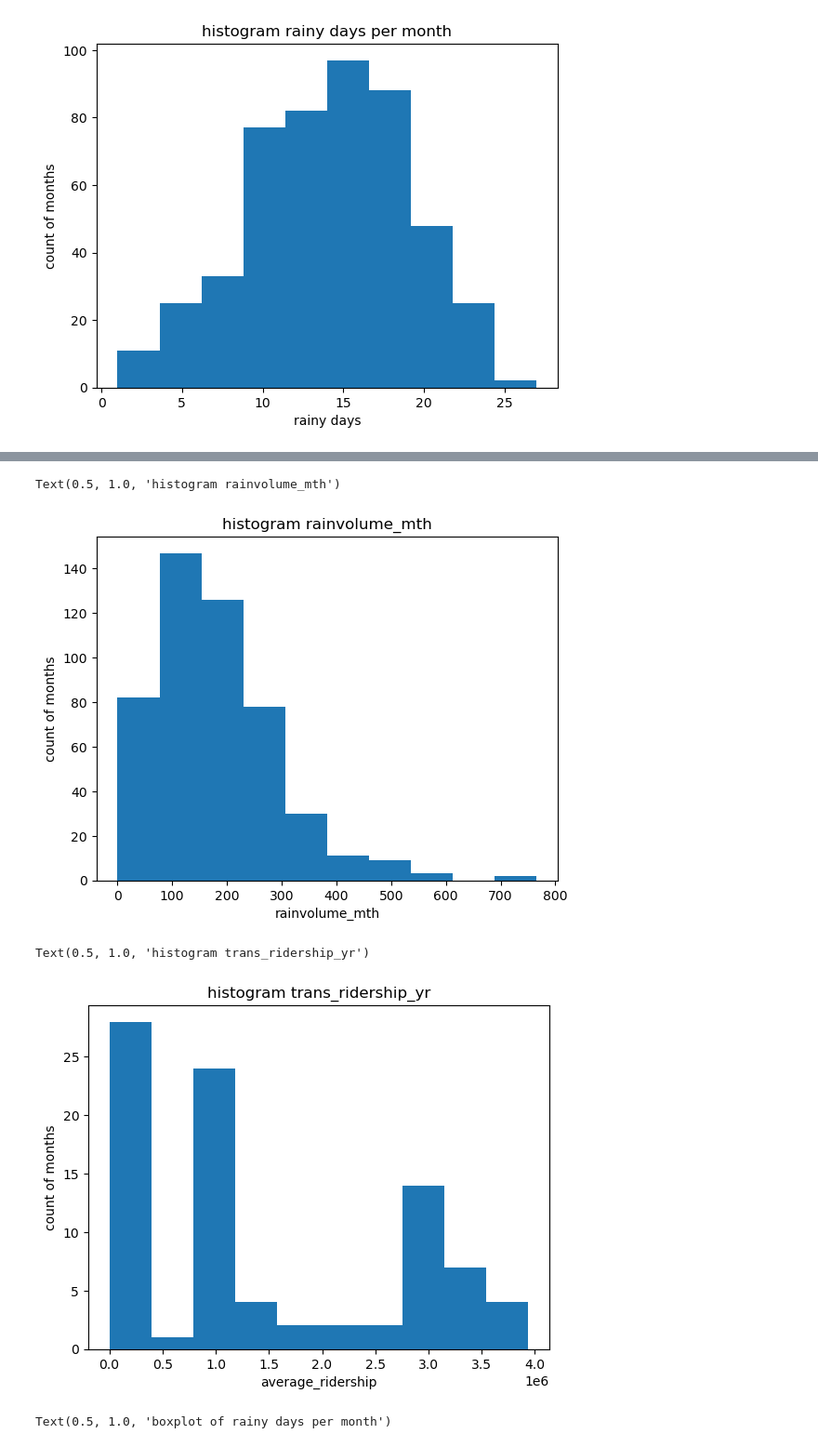
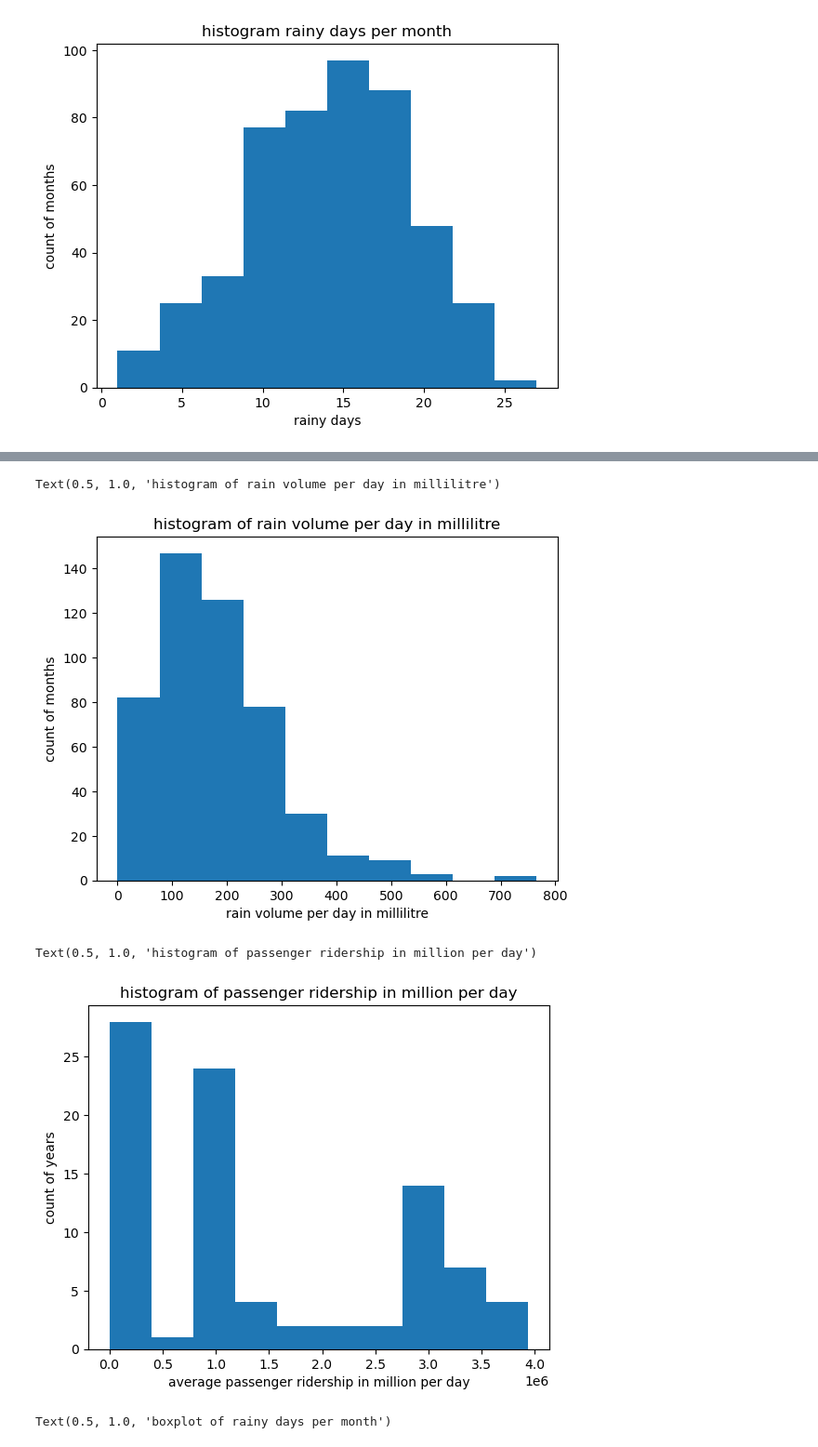
Before and after one commit to Kamlarp/project_1, a Jupyter notebook: Technical Report.ipynb, the cells around one changed output, grey strips where cells are left out. Shown: that part at 93% size. Drawn from its saved outputs; the diff is of its cells as text; code cells hidden in the pictures.

```diff
--- a/Technical Report.ipynb
+++ b/Technical Report.ipynb
@@ -956,21 +954,21 @@ Text(0.5, 1.0, 'histogram maximum_rainfall_in_a_day')
 # %%
 # 2. Visualize distributions using histograms. If you have a lot, consider writing a custom function and use subplots.
 plt.hist(rainvolume_mth['total_rainfall'], bins = 10)
-plt.xlabel("rainvolume_mth")
+plt.xlabel("rain volume per day in millilitre")
 plt.ylabel("count of months")
-plt.title('histogram rainvolume_mth')
+plt.title('histogram of rain volume per day in millilitre')
 # %% [output]
-Text(0.5, 1.0, 'histogram rainvolume_mth')
+Text(0.5, 1.0, 'histogram of rain volume per day in millilitre')
-[figure, old version]
+[figure, new version]
 # %%
 # 2. Visualize distributions using histograms. If you have a lot, consider writing a custom function and use subplots.
 plt.hist(trans_ridership_yr['average_ridership'], bins = 10)
-plt.xlabel("average_ridership")
-plt.ylabel("count of months")
-plt.title('histogram trans_ridership_yr')
+plt.xlabel("average passenger ridership in million per day")
+plt.ylabel("count of years")
+plt.title('histogram of passenger ridership in million per day')
 # %% [output]
-Text(0.5, 1.0, 'histogram trans_ridership_yr')
+Text(0.5, 1.0, 'histogram of passenger ridership in million per day')
-[figure, old version]
+[figure, new version]
 # %%
 # 3. Plot and interpret boxplots.
 sns.boxplot(data = rainyday_mth, x='no_of_rainy_days')
```
Also changed, not shown: parts of 17 cells of this notebook.
